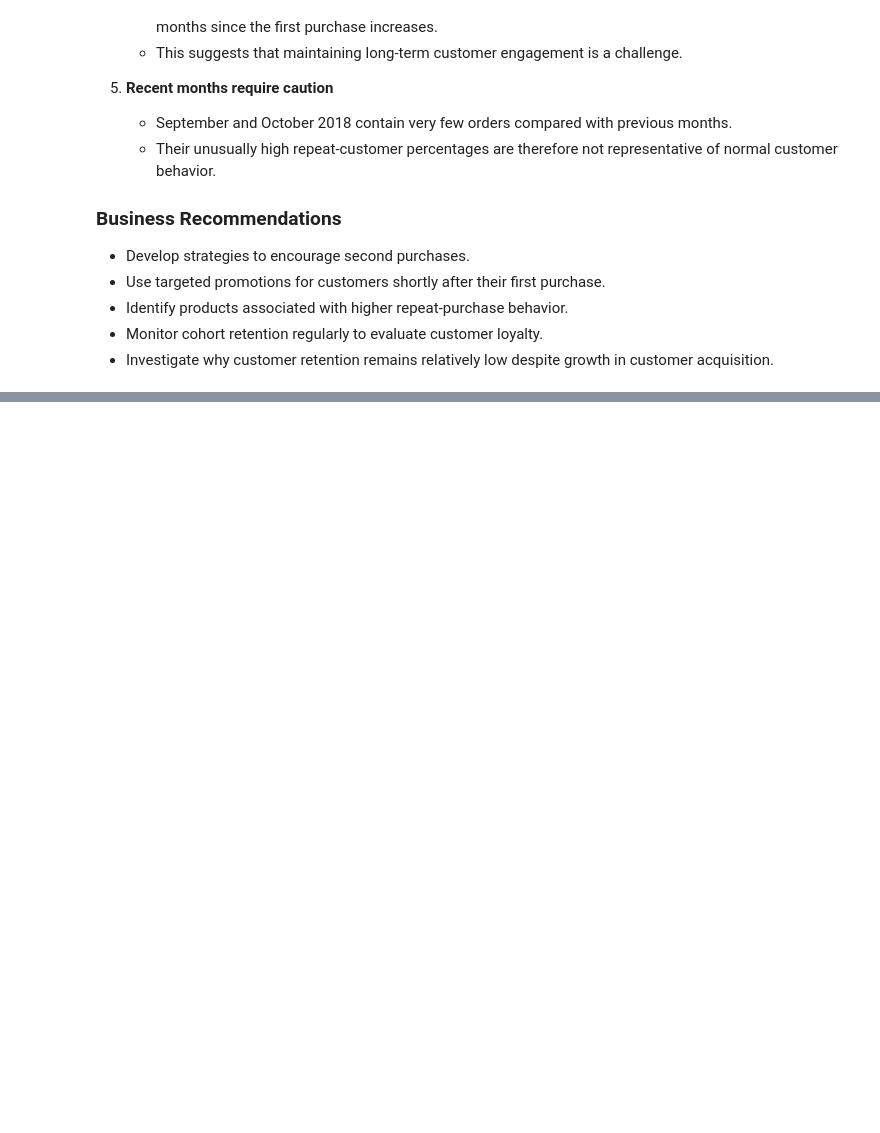
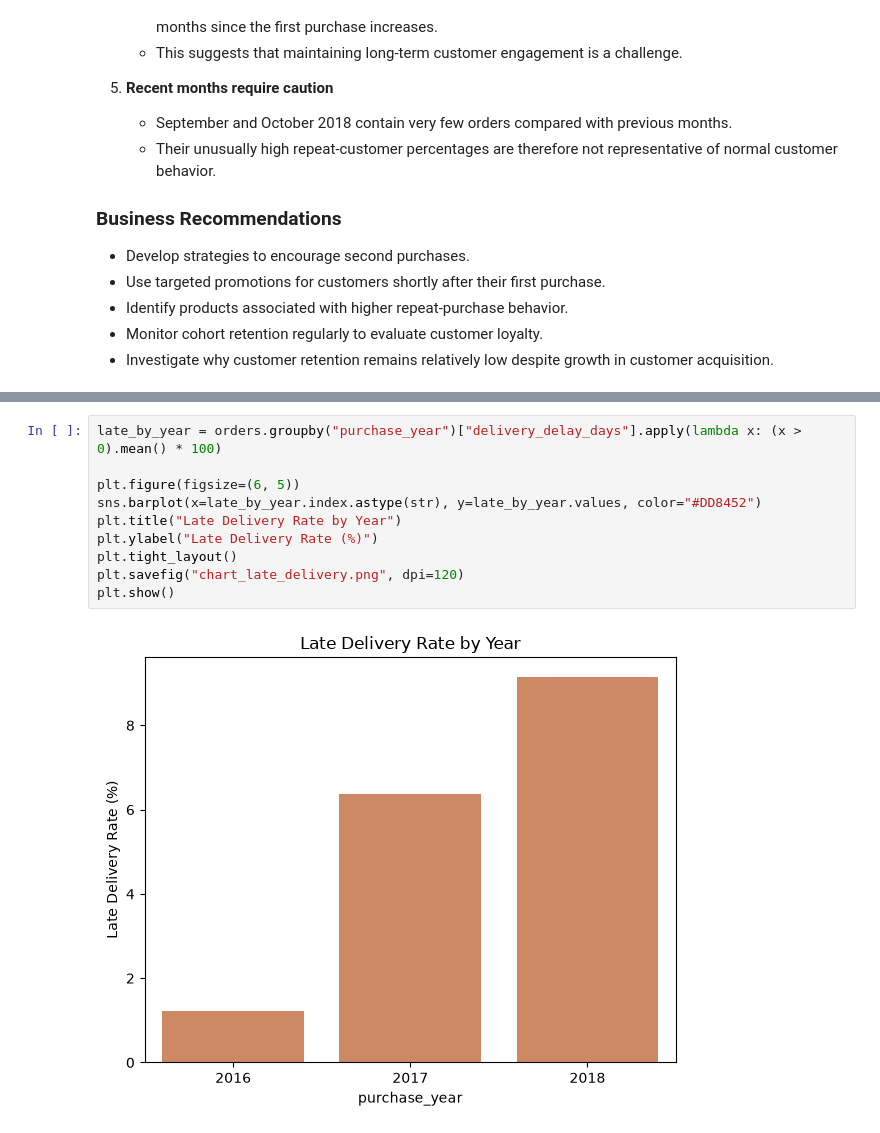
Before and after one commit to anujydv18-oss/AI-Sales-Analyst, a Jupyter notebook: notebooks/01_data_exploration.ipynb, the cells around one changed output, grey strips where cells are left out. Drawn from its saved outputs; the diff is of its cells as text; blank space fills up the shorter version.

```diff
--- a/notebooks/01_data_exploration.ipynb
+++ b/notebooks/01_data_exploration.ipynb
@@ -1623,0 +1721,12 @@ plt.show()
+# %%
+late_by_year = orders.groupby("purchase_year")["delivery_delay_days"].apply(lambda x: (x > 0).mean() * 100)
+
+plt.figure(figsize=(6, 5))
+sns.barplot(x=late_by_year.index.astype(str), y=late_by_year.values, color="#DD8452")
+plt.title("Late Delivery Rate by Year")
+plt.ylabel("Late Delivery Rate (%)")
+plt.tight_layout()
+plt.savefig("chart_late_delivery.png", dpi=120)
+plt.show()
+# %% [output]
+[figure, added]
```
Also changed, not shown: parts of 8 cells of this notebook, 5 other files.
